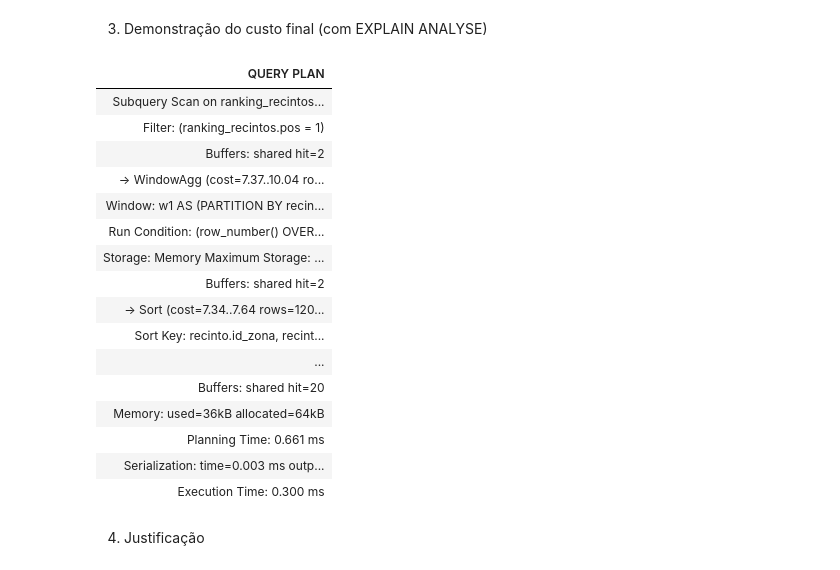
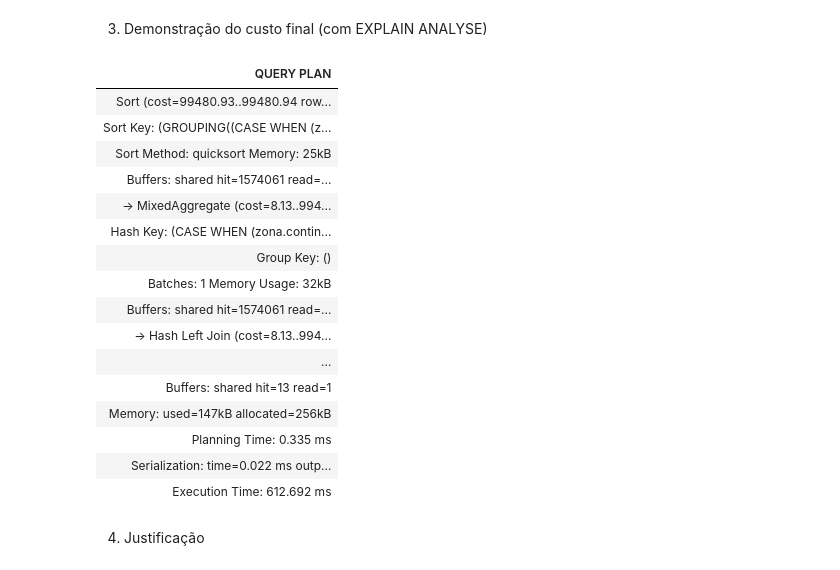
Before and after one commit to Lopes2005/bd-zoo, a Jupyter notebook: entrega-bd-02-46.ipynb, the cells around one changed output. Cells and saved outputs as stored; diff of their text form; code cells hidden in the pictures.

```diff
--- a/entrega-bd-02-GG.ipynb
+++ b/entrega-bd-02-46.ipynb
@@ -2802,39 +2817,56 @@ ANALYZE vendas_zoo;
 # %%
 %%sql zoo
 EXPLAIN (ANALYZE, BUFFERS, MEMORY, SERIALIZE)
-WITH ranking_recintos AS (
-    SELECT
-        id_zona,
-        id_recinto,
-        rentabilidade,
-        ROW_NUMBER() OVER (PARTITION BY id_zona ORDER BY rentabilidade DESC, id_recinto ASC) AS pos
-    FROM recinto
-)
 SELECT
+  CASE
+    WHEN GROUPING(z.especialidade) = 1 THEN 'Total Geral do Zoo (Média por Grupo)'
+    WHEN z.especialidade THEN 'Zonas da Especialidade (África)'
+    ELSE 'Outras Zonas'
+  END AS tipo_de_zona,
+  ROUND(AVG(COALESCE(vz.receita_total, 0)), 2) AS media_receita,
+  ROUND(AVG(COALESCE(vz.bilhetes_vendidos, 0)), 0) AS media_bilhetes_vendidos,
+  ROUND(AVG(COALESCE(rz.total_votos, 0)), 0) AS media_votos_recebidos
+FROM (
+  -- Tabela derivada para garantir que só temos TRUE ou FALSE (unificando FALSE e NULL)
+  SELECT
     id_zona,
-    id_recinto,
-    rentabilidade
-FROM ranking_recintos
-WHERE pos = 1
-ORDER BY id_zona;
+    CASE WHEN continente = 'África' THEN TRUE ELSE FALSE END AS especialidade
+  FROM zona
+) z
+LEFT JOIN (
+  -- Agregação de Vendas
+  SELECT id_zona, SUM(receita) AS receita_total, COUNT(DISTINCT bid) AS bilhetes_vendidos
+  FROM vendas_zoo
+  GROUP BY id_zona
+) vz ON z.id_zona = vz.id_zona
+LEFT JOIN (
+  -- Agregação de Votos
+  SELECT id_zona, SUM(votos) AS total_votos
+  FROM recinto
+  GROUP BY id_zona
+) rz ON z.id_zona = rz.id_zona
+GROUP BY CUBE (z.especialidade)
+ORDER BY
+  GROUPING(z.especialidade) DESC,
+  z.especialidade DESC;
 # %% [output]
 | QUERY PLAN |
-| Subquery Scan on ranking_recintos... |
-| Filter: (ranking_recintos.pos = 1) |
-| Buffers: shared hit=2 |
-| -> WindowAgg (cost=7.37..10.04 ro... |
-| Window: w1 AS (PARTITION BY recin... |
-| Run Condition: (row_number() OVER... |
-| Storage: Memory Maximum Storage: ... |
-| Buffers: shared hit=2 |
-| -> Sort (cost=7.34..7.64 rows=120... |
-| Sort Key: recinto.id_zona, recint... |
+| Sort (cost=99480.93..99480.94 row... |
+| Sort Key: (GROUPING((CASE WHEN (z... |
+| Sort Method: quicksort Memory: 25kB |
+| Buffers: shared hit=1574061 read=... |
+| -> MixedAggregate (cost=8.13..994... |
+| Hash Key: (CASE WHEN (zona.contin... |
+| Group Key: () |
+| Batches: 1 Memory Usage: 32kB |
+| Buffers: shared hit=1574061 read=... |
+| -> Hash Left Join (cost=8.13..994... |
 | ... |
-| Buffers: shared hit=20 |
-| Memory: used=36kB allocated=64kB |
-| Planning Time: 0.661 ms |
-| Serialization: time=0.003 ms outp... |
-| Execution Time: 0.300 ms |
+| Buffers: shared hit=13 read=1 |
+| Memory: used=147kB allocated=256kB |
+| Planning Time: 0.335 ms |
+| Serialization: time=0.022 ms outp... |
+| Execution Time: 612.692 ms |
 # %% [markdown]
 4. Justificação
 # %% [markdown]
```
Also changed, not shown: parts of 4 cells of this notebook.
